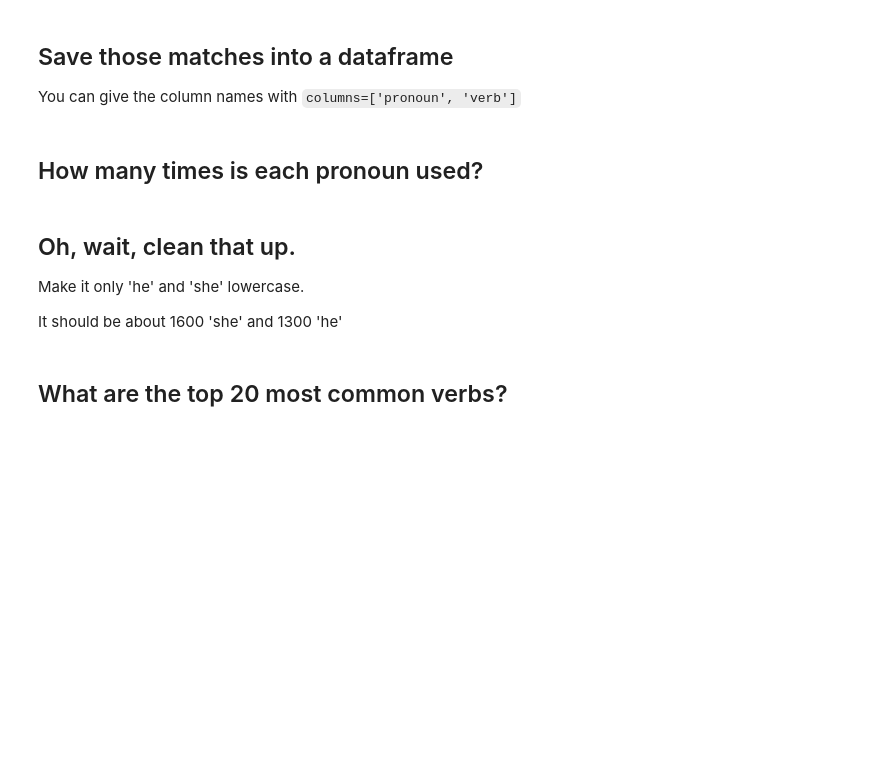
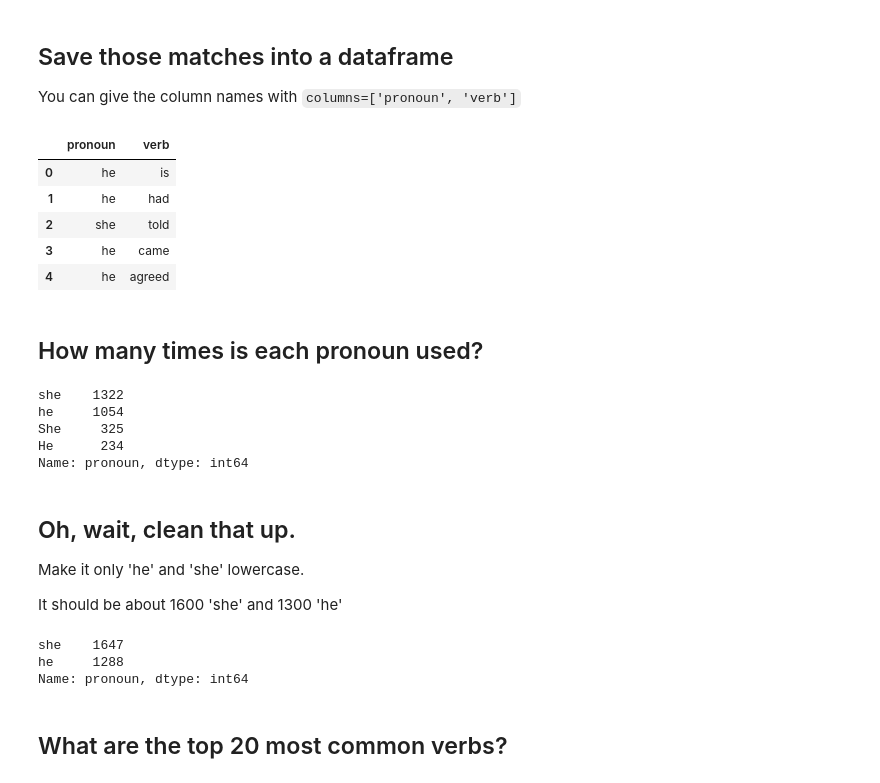
Before and after one commit to xeophin/lede-foundations, a Jupyter notebook: 10-homework/10 - Homework - Regular Expressions.ipynb, the cells around one changed output. Drawn from its saved outputs; the diff is of its cells as text; code cells hidden in the pictures; blank space fills up the shorter version.

Commit message:
feat(Homework 10): word counting

````diff
--- a/10-homework/10 - Homework - Regular Expressions.ipynb
+++ b/10-homework/10 - Homework - Regular Expressions.ipynb
@@ -346,5 +346,7 @@ When you're doing text work, you're legally obligated work on Jane Austen's Prid
 ## Read in Jane Austen's Pride and Prejudice (without moving the file!)
 
 It's in the `data/` directory, and named `Austen_Pride.txt`.
+# %%
+austen = open('10-homework/data/Austen_Pride.txt').read()
 # %% [markdown]
 ## Look at the first 500 or so characters of it
@@ -376,3 +400,6 @@ The first five should look like
  ('she', 'told'),
  ('he', 'came'),
  ('he', 'agreed')]```
+# %%
+split_activities = re.findall(r'\b(s?he) (\w+)', austen, re.IGNORECASE)
+split_activities[:10]
@@ -380,13 +418,38 @@ The first five should look like
 ## Save those matches into a dataframe
 
 You can give the column names with `columns=['pronoun', 'verb']`
+# %%
+df_austen = pd.DataFrame(split_activities, columns=['pronoun', 'verb'])
+df_austen.head()
+# %% [output]
+|  | pronoun | verb |
+| 0 | he | is |
+| 1 | he | had |
+| 2 | she | told |
+| 3 | he | came |
+| 4 | he | agreed |
 # %% [markdown]
 ## How many times is each pronoun used?
+# %%
+df_austen['pronoun'].value_counts()
+# %% [output]
+she    1322
+he     1054
+She     325
+He      234
+Name: pronoun, dtype: int64
 # %% [markdown]
 ## Oh, wait, clean that up.
 
 Make it only 'he' and 'she' lowercase.
 
 It should be about 1600 'she' and 1300 'he'
+# %%
+df_austen['pronoun'] = df_austen['pronoun'].str.lower()
+df_austen['pronoun'].value_counts()
+# %% [output]
+she    1647
+he     1288
+Name: pronoun, dtype: int64
 # %% [markdown]
 ## What are the top 20 most common verbs?
````
Also changed, not shown: parts of 12 cells of this notebook.
